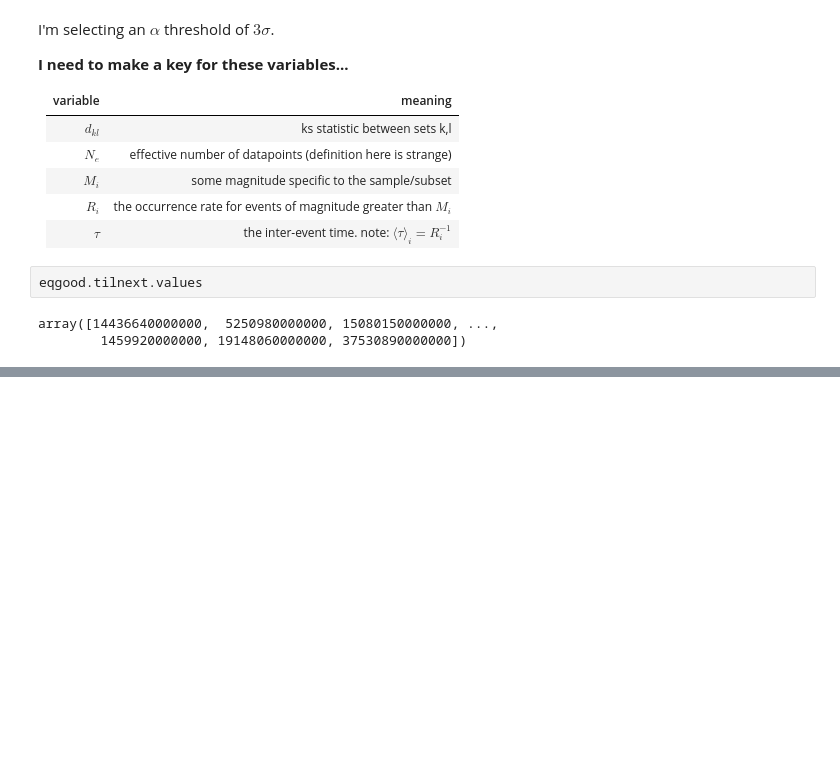
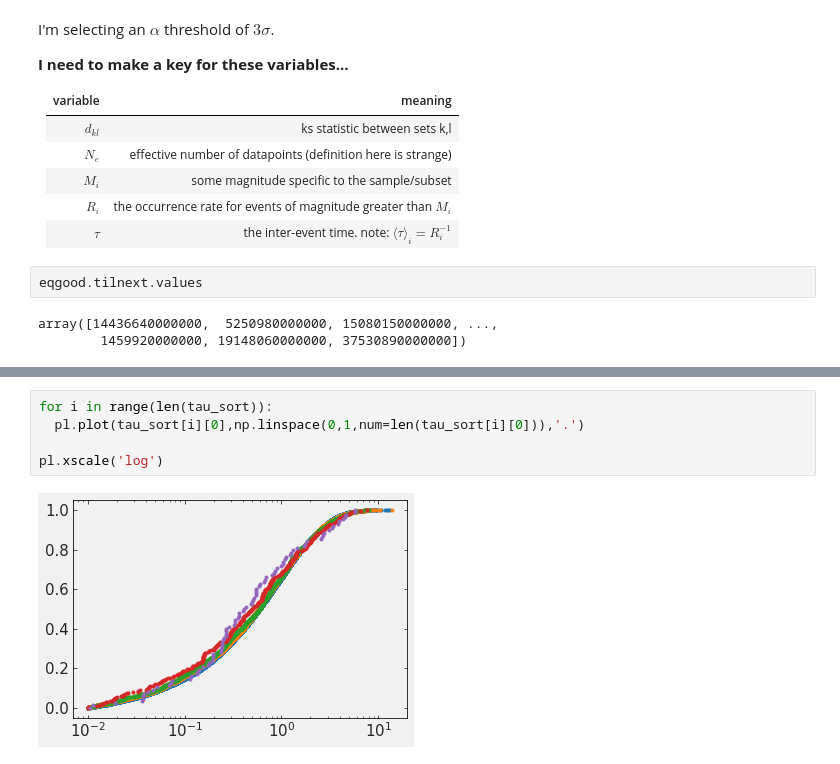
Before and after one commit to sheamusfitz/DSPS_jFitzgerald, a Jupyter notebook: HW3/HW3.ipynb, the cells around one changed output, grey strips where cells are left out. Drawn from its saved outputs; the diff is of its cells as text; blank space fills up the shorter version.

```diff
--- a/HW3/HW3.ipynb
+++ b/HW3/HW3.ipynb
@@ -486,0 +513,7 @@ AttributeError: ignored
+# %%
+for i in range(len(tau_sort)):
+  pl.plot(tau_sort[i][0],np.linspace(0,1,num=len(tau_sort[i][0])),'.')
+
+pl.xscale('log')
+# %% [output]
+[figure, added]
```
Also changed, not shown: parts of 6 cells of this notebook.
